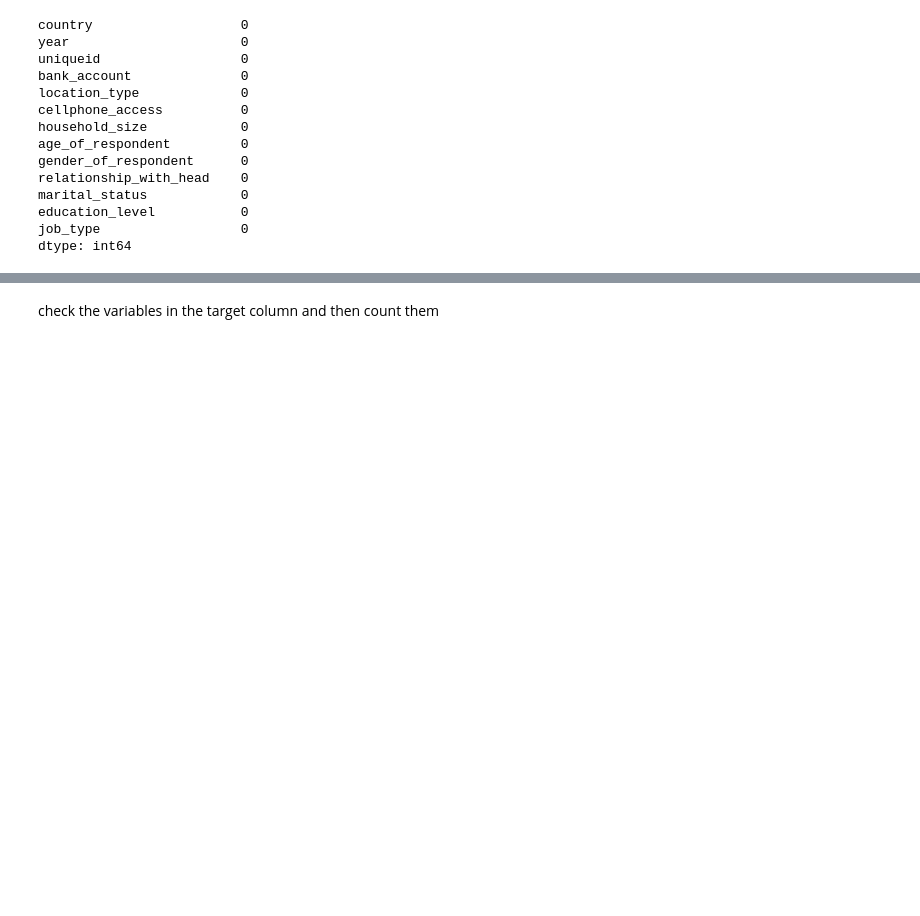
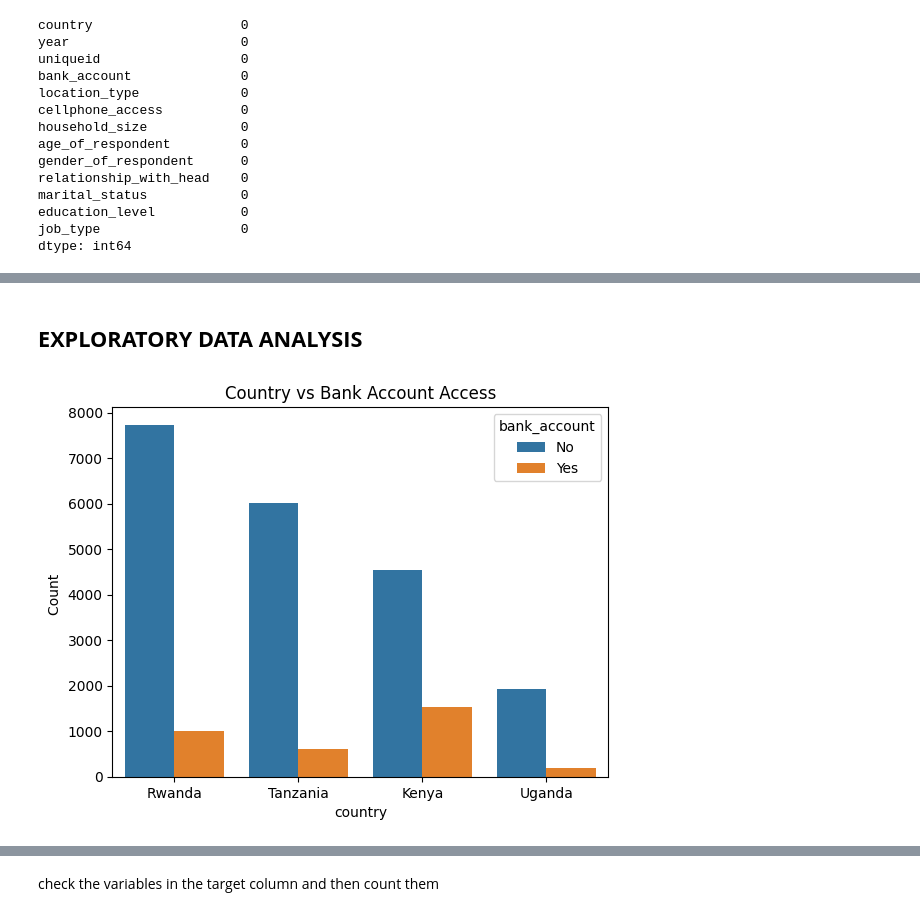
Before and after one commit to AlbertOpiyo/ML-project-on-financial-inclusion, a Jupyter notebook: fina_inc_in_Afr.ipynb, the cells around one changed output, grey strips where cells are left out. Cells and saved outputs as stored; diff of their text form; code cells hidden in the pictures; blank space fills up the shorter version.

```diff
--- a/fina_inc_in_Afr.ipynb
+++ b/fina_inc_in_Afr.ipynb
@@ -84,0 +125,27 @@ dtype: int64
+# %% [markdown]
+## **EXPLORATORY DATA ANALYSIS**
+# %%
+# Country vs Bank account
+Country_bank = (
+    train["country"]
+    .groupby(train["bank_account"])
+    .value_counts()
+    .rename("count")
+    .to_frame()
+    .reset_index()
+)
+
+
+# Create bar chart of `df_educ`
+sns.barplot(
+    x="country",
+    y="count",
+    hue="bank_account",
+    data=Country_bank,
+
+)
+plt.xlabel("country")
+plt.ylabel("Count ")
+plt.title("Country vs Bank Account Access");
+# %% [output]
+[figure, added]
```
Also changed, not shown: parts of 19 cells of this notebook.
